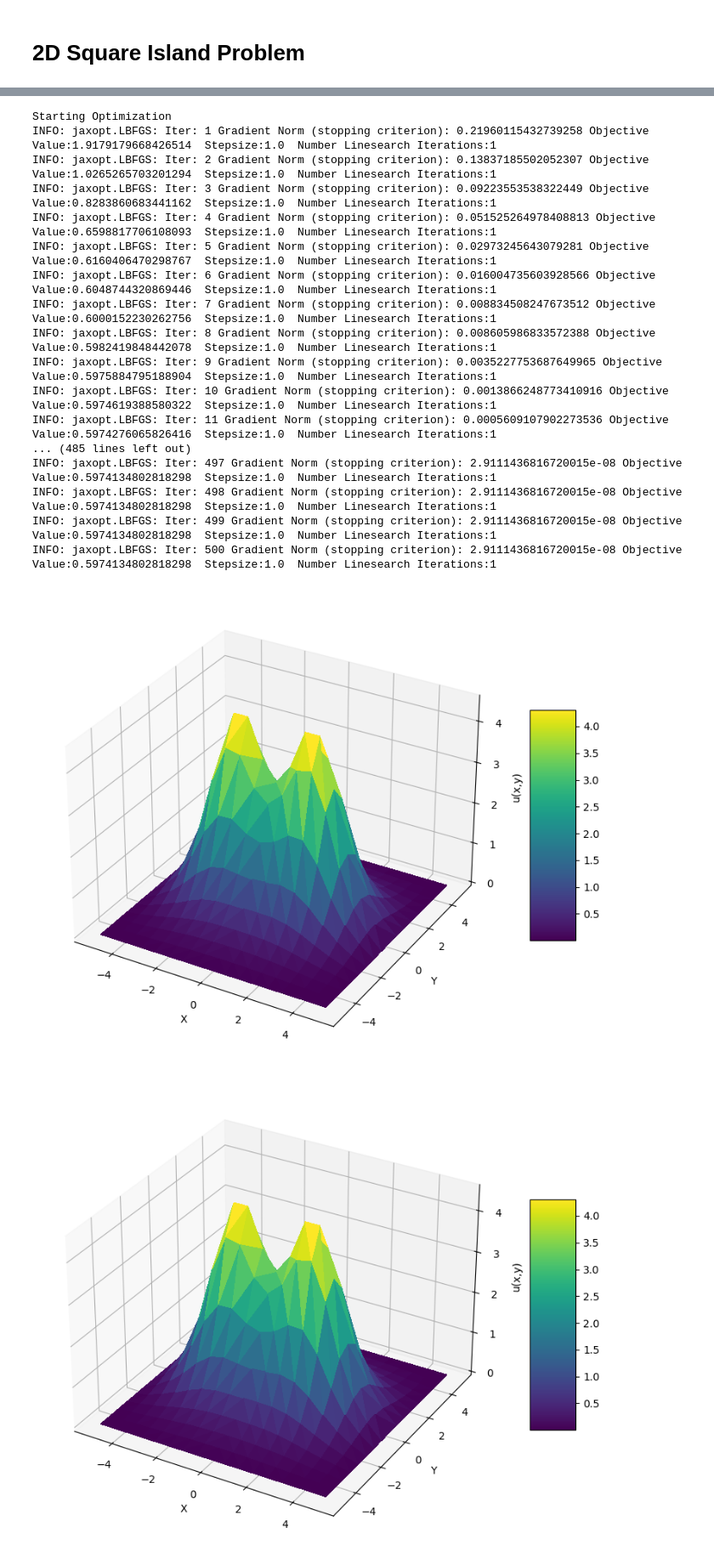
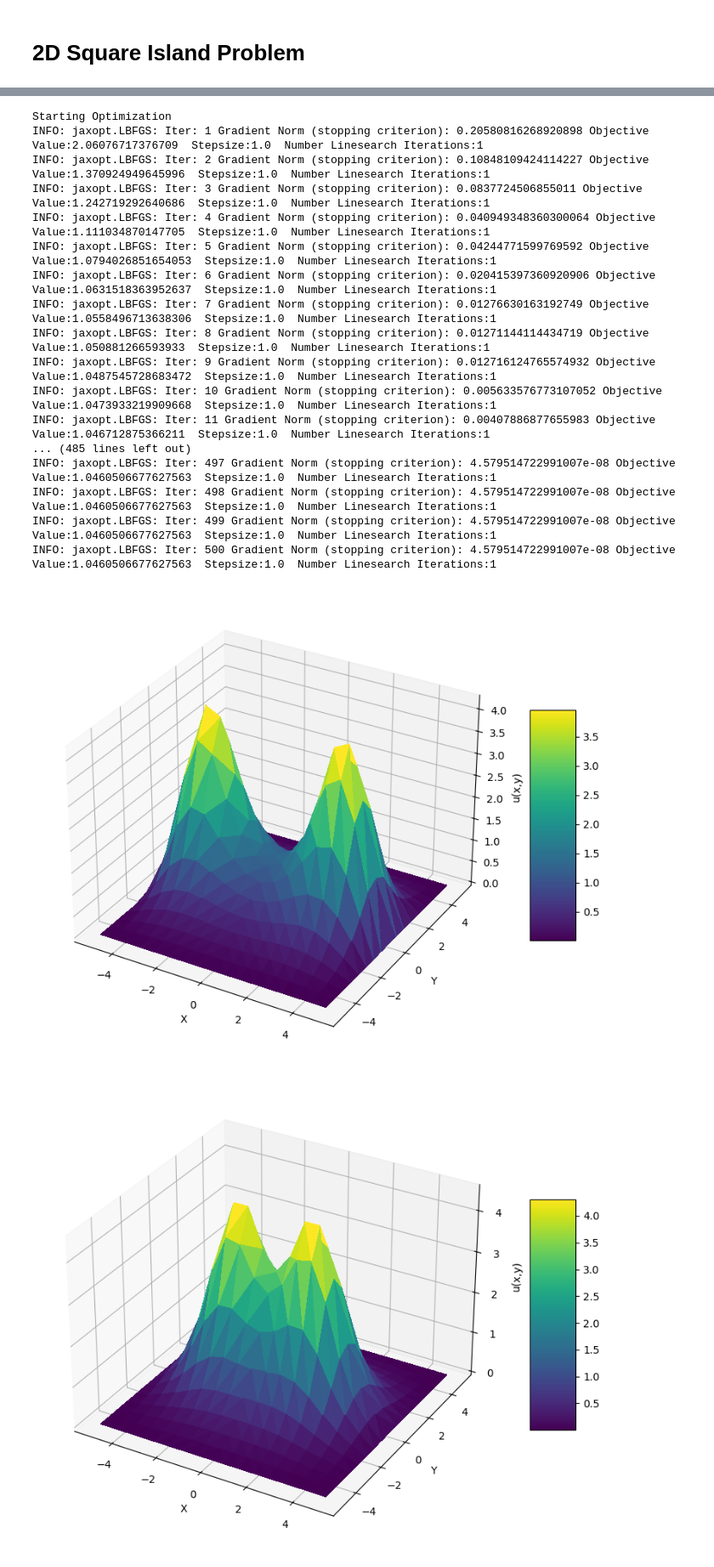
Before and after one commit to vcaipu/cqednumerics, a Jupyter notebook: examples/2DInteraction.ipynb, the cells around one changed output, grey strips where cells are left out. Shown at 85% size. Cells and saved outputs as stored; diff of their text form; code cells hidden in the pictures.

Commit message:
double integral optimization

```diff
--- a/examples/2DInteraction.ipynb
+++ b/examples/2DInteraction.ipynb
@@ -656,6 +656,14 @@ def pe_func(u,grad_u,u2,grad_u2,x):
 def theta_func(u,grad_u,u2,grad_u2,x):
     return u2
 
+def theta(x_vec):
+    x,y = x_vec[0],x_vec[1]
+    sideLen = 2
+    centerLeft,centerRight = (-3,0), (3,0)
+    cond1 = (jnp.abs(x-centerLeft[0]) <= sideLen / 2) & (jnp.abs(y-centerLeft[1]) <= sideLen / 2)
+    cond2 = (jnp.abs(x-centerRight[0]) <= sideLen / 2) & (jnp.abs(y-centerRight[1]) <= sideLen / 2)
+    return cond1 | cond2
+
 epsilon = 1e-20
 def G(x_vec,y_vec):
     # return 1 / jnp.sqrt(jnp.sum((x_vec-y_vec)**2,axis=-1)) + epsilon
@@ -665,8 +673,12 @@ theta_at_dofs = theta(femsystem.doflocs)
 G_mat = femsystem.get_sparse_interaction_mat(G)
 # print(jnp.min(G_mat.todense()))
 
-@jax.jit
-def epsilon_pp(u_interior):
+
+# VERY VERY IMPORTANT TO PASS IN G_mat AS AN ARGUMENT, AND SET TO CONSTANT IN OPTIMIZATION LOOP
+# This is because when JAX compiles this function, it will treat the G_mat as a "tracer", so just any matrix of constants with some shape.
+# If you hardcode it into the function, it will treat it as an actual part of the code and will spent time compiling a massive amount of hardcoded values as "code" essentially. This is why it takes almost 10 minutes to run first optimization iteration.
+# @jax.jit
+def epsilon_pp(u_interior,G_mat):
     u_global = femsystem.apply_bc_and_norm(u_interior)
 
     # Kinetic Term
@@ -680,5 +692,5 @@ def epsilon_pp(u_interior):
     return kinetic + potential
 
 # Test that it doesn't give an error
-epsilon_pp(jnp.ones(len(femsystem.interior_dofs)))
+epsilon_pp(jnp.ones(len(femsystem.interior_dofs)),G_mat)
 # %% [output]
@@ -706,38 +701,38 @@ u_init_interior = femsystem.get_initial_ones_interior()
 
 print("Starting Optimization")
 solver = LBFGS(fun=epsilon_pp,tol=1e-10,verbose=True)
-result = solver.run(u_init_interior)
+result = solver.run(u_init_interior,G_mat)
 result = result.params
 u_interior = result
 # %% [output]
 Starting Optimization
-INFO: jaxopt.LBFGS: Iter: 1 Gradient Norm (stopping criterion): 0.21960115432739258 Objective Value:1.9179179668426514  Stepsize:1.0  Number Linesearch Iterations:1
-INFO: jaxopt.LBFGS: Iter: 2 Gradient Norm (stopping criterion): 0.13837185502052307 Objective Value:1.0265265703201294  Stepsize:1.0  Number Linesearch Iterations:1
-INFO: jaxopt.LBFGS: Iter: 3 Gradient Norm (stopping criterion): 0.09223553538322449 Objective Value:0.8283860683441162  Stepsize:1.0  Number Linesearch Iterations:1
-INFO: jaxopt.LBFGS: Iter: 4 Gradient Norm (stopping criterion): 0.051525264978408813 Objective Value:0.6598817706108093  Stepsize:1.0  Number Linesearch Iterations:1
-INFO: jaxopt.LBFGS: Iter: 5 Gradient Norm (stopping criterion): 0.02973245643079281 Objective Value:0.6160406470298767  Stepsize:1.0  Number Linesearch Iterations:1
-INFO: jaxopt.LBFGS: Iter: 6 Gradient Norm (stopping criterion): 0.016004735603928566 Objective Value:0.6048744320869446  Stepsize:1.0  Number Linesearch Iterations:1
-INFO: jaxopt.LBFGS: Iter: 7 Gradient Norm (stopping criterion): 0.008834508247673512 Objective Value:0.6000152230262756  Stepsize:1.0  Number Linesearch Iterations:1
-INFO: jaxopt.LBFGS: Iter: 8 Gradient Norm (stopping criterion): 0.008605986833572388 Objective Value:0.5982419848442078  Stepsize:1.0  Number Linesearch Iterations:1
-INFO: jaxopt.LBFGS: Iter: 9 Gradient Norm (stopping criterion): 0.0035227753687649965 Objective Value:0.5975884795188904  Stepsize:1.0  Number Linesearch Iterations:1
-INFO: jaxopt.LBFGS: Iter: 10 Gradient Norm (stopping criterion): 0.0013866248773410916 Objective Value:0.5974619388580322  Stepsize:1.0  Number Linesearch Iterations:1
-INFO: jaxopt.LBFGS: Iter: 11 Gradient Norm (stopping criterion): 0.0005609107902273536 Objective Value:0.5974276065826416  Stepsize:1.0  Number Linesearch Iterations:1
+INFO: jaxopt.LBFGS: Iter: 1 Gradient Norm (stopping criterion): 0.20580816268920898 Objective Value:2.06076717376709  Stepsize:1.0  Number Linesearch Iterations:1
+INFO: jaxopt.LBFGS: Iter: 2 Gradient Norm (stopping criterion): 0.10848109424114227 Objective Value:1.370924949645996  Stepsize:1.0  Number Linesearch Iterations:1
+INFO: jaxopt.LBFGS: Iter: 3 Gradient Norm (stopping criterion): 0.0837724506855011 Objective Value:1.242719292640686  Stepsize:1.0  Number Linesearch Iterations:1
+INFO: jaxopt.LBFGS: Iter: 4 Gradient Norm (stopping criterion): 0.040949348360300064 Objective Value:1.111034870147705  Stepsize:1.0  Number Linesearch Iterations:1
+INFO: jaxopt.LBFGS: Iter: 5 Gradient Norm (stopping criterion): 0.04244771599769592 Objective Value:1.0794026851654053  Stepsize:1.0  Number Linesearch Iterations:1
+INFO: jaxopt.LBFGS: Iter: 6 Gradient Norm (stopping criterion): 0.020415397360920906 Objective Value:1.0631518363952637  Stepsize:1.0  Number Linesearch Iterations:1
+INFO: jaxopt.LBFGS: Iter: 7 Gradient Norm (stopping criterion): 0.01276630163192749 Objective Value:1.0558496713638306  Stepsize:1.0  Number Linesearch Iterations:1
+INFO: jaxopt.LBFGS: Iter: 8 Gradient Norm (stopping criterion): 0.01271144114434719 Objective Value:1.050881266593933  Stepsize:1.0  Number Linesearch Iterations:1
+INFO: jaxopt.LBFGS: Iter: 9 Gradient Norm (stopping criterion): 0.012716124765574932 Objective Value:1.0487545728683472  Stepsize:1.0  Number Linesearch Iterations:1
+INFO: jaxopt.LBFGS: Iter: 10 Gradient Norm (stopping criterion): 0.005633576773107052 Objective Value:1.0473933219909668  Stepsize:1.0  Number Linesearch Iterations:1
+INFO: jaxopt.LBFGS: Iter: 11 Gradient Norm (stopping criterion): 0.00407886877655983 Objective Value:1.046712875366211  Stepsize:1.0  Number Linesearch Iterations:1
 ... (485 lines left out)
-INFO: jaxopt.LBFGS: Iter: 497 Gradient Norm (stopping criterion): 2.9111436816720015e-08 Objective Value:0.5974134802818298  Stepsize:1.0  Number Linesearch Iterations:1
-INFO: jaxopt.LBFGS: Iter: 498 Gradient Norm (stopping criterion): 2.9111436816720015e-08 Objective Value:0.5974134802818298  Stepsize:1.0  Number Linesearch Iterations:1
-INFO: jaxopt.LBFGS: Iter: 499 Gradient Norm (stopping criterion): 2.9111436816720015e-08 Objective Value:0.5974134802818298  Stepsize:1.0  Number Linesearch Iterations:1
-INFO: jaxopt.LBFGS: Iter: 500 Gradient Norm (stopping criterion): 2.9111436816720015e-08 Objective Value:0.5974134802818298  Stepsize:1.0  Number Linesearch Iterations:1
+INFO: jaxopt.LBFGS: Iter: 497 Gradient Norm (stopping criterion): 4.579514722991007e-08 Objective Value:1.0460506677627563  Stepsize:1.0  Number Linesearch Iterations:1
+INFO: jaxopt.LBFGS: Iter: 498 Gradient Norm (stopping criterion): 4.579514722991007e-08 Objective Value:1.0460506677627563  Stepsize:1.0  Number Linesearch Iterations:1
+INFO: jaxopt.LBFGS: Iter: 499 Gradient Norm (stopping criterion): 4.579514722991007e-08 Objective Value:1.0460506677627563  Stepsize:1.0  Number Linesearch Iterations:1
+INFO: jaxopt.LBFGS: Iter: 500 Gradient Norm (stopping criterion): 4.579514722991007e-08 Objective Value:1.0460506677627563  Stepsize:1.0  Number Linesearch Iterations:1
 # %%
 femsystem.plot_at_interior_2d_in3d(result)
 # Save the FEMSystem into a Pickled File, Save the result array (interior DOFs) to a .npy file (will not hash to a pickle)
-import pickle
-jnp.save("2DModesNoInt.npy",result)
-with open("2DModesNoIntFEMSystem.pkl","wb") as file:
-    pickle.dump({
-        "femsystem": femsystem
-    },file)
+# import pickle
+# jnp.save("2DModesNoInt.npy",result)
+# with open("2DModesNoIntFEMSystem.pkl","wb") as file:
+#     pickle.dump({
+#         "femsystem": femsystem
+#     },file)
 # %% [output]
-[figure, old version]
+[figure, new version]
 # %%
 femsystem_imported = None
 with open("2DModesNoIntFEMSystem.pkl","rb") as file:
```
Also changed, not shown: parts of 3 cells of this notebook.
